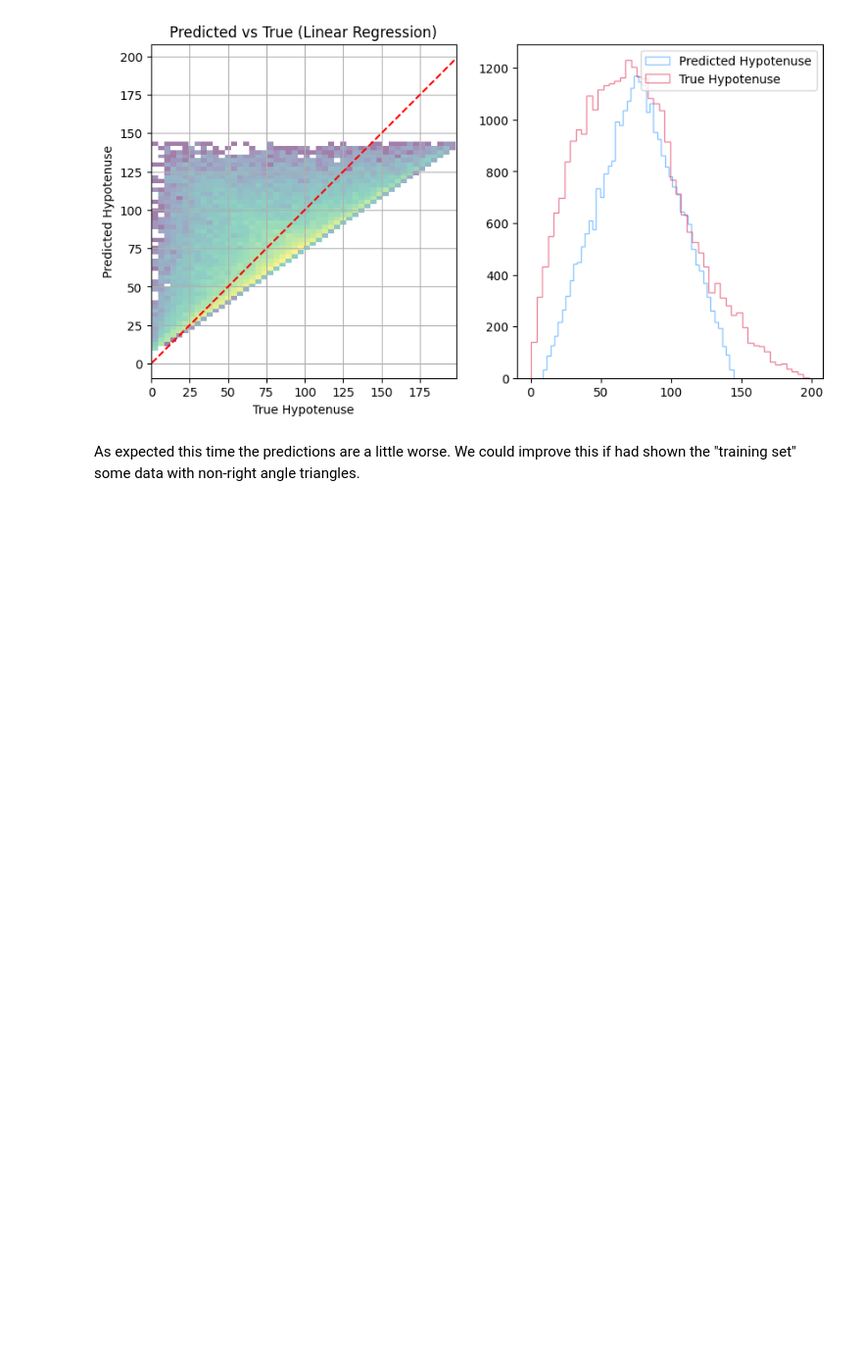
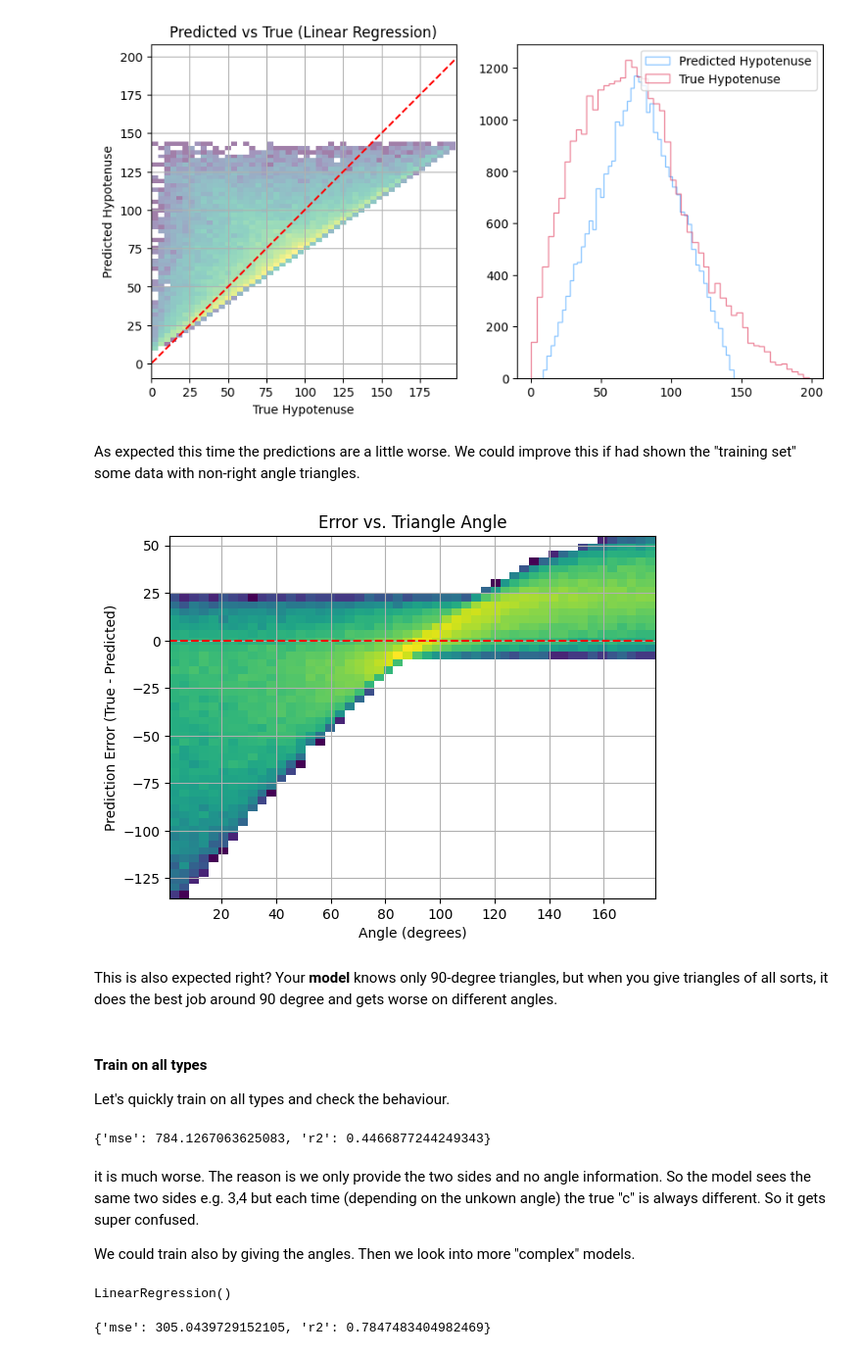
Before and after one commit to KaraMelih/HypotAI, a Jupyter notebook: notebooks/LinearModels.ipynb, the cells around one changed output. Shown: that part at 98% size. Drawn from its saved outputs; the diff is of its cells as text; code cells hidden in the pictures; blank space fills up the shorter version.

Commit message:
Improve Linear Model

```diff
--- a/notebooks/LinearModels.ipynb
+++ b/notebooks/LinearModels.ipynb
@@ -131,3 +131,51 @@ plt.show()
 [figure]
 # %% [markdown]
 As expected this time the predictions are a little worse. We could improve this if had shown the "training set" some data with non-right angle triangles.
+# %%
+errors = df_random["c"] - modelLR.predict(df_random[["a", "b"]])
+
+plt.hist2d(df_random["angle_deg"], errors, bins=(50,50), norm=LogNorm(), alpha=1)
+plt.axhline(0, color="red", linestyle="--")
+plt.xlabel("Angle (degrees)")
+plt.ylabel("Prediction Error (True - Predicted)")
+plt.title("Error vs. Triangle Angle")
+plt.grid(True)
+plt.show()
+# %% [output]
+[figure, added]
+# %% [markdown]
+This is also expected right? Your **model** knows only 90-degree triangles, but when you give triangles of all sorts, it does the best job around 90 degree and gets worse on different angles.
+# %% [markdown]
+#### Train on all types
+
+Let's quickly train on all types and check the behaviour.
+# %%
+modelLR_angles, metricsLR_angles = train_linear_model(df_random)
+metricsLR_angles
+# %% [output]
+{'mse': 784.1267063625083, 'r2': 0.4466877244249343}
+# %% [markdown]
+it is much worse. The reason is we only provide the two sides and no angle information. So the model sees the same two sides e.g. 3,4 but each time (depending on the unkown angle) the true "c" is always different. So it gets super confused.
+
+We could train also by giving the angles. Then we look into more "complex" models.
+# %%
+from sklearn.linear_model import LinearRegression
+from sklearn.model_selection import train_test_split
+from sklearn.metrics import mean_squared_error, r2_score
+
+X = df_random[["a", "b", "angle_deg"]] ## the same data, but now we include the angle
+y = df_random["c"]
+X_train, X_test, y_train, y_test = train_test_split(X, y, test_size=0.2, random_state=42)
+
+modelLR_angles2 = LinearRegression()
+modelLR_angles2.fit(X, y)
+# %% [output]
+LinearRegression()
+# %%
+y_pred = modelLR_angles2.predict(X_test)
+
+metrics = {"mse": mean_squared_error(y_test, y_pred),
+            "r2": r2_score(y_test, y_pred)}
+metrics
+# %% [output]
+{'mse': 305.0439729152105, 'r2': 0.7847483404982469}
```
Also changed, not shown: parts of 2 cells of this notebook.
